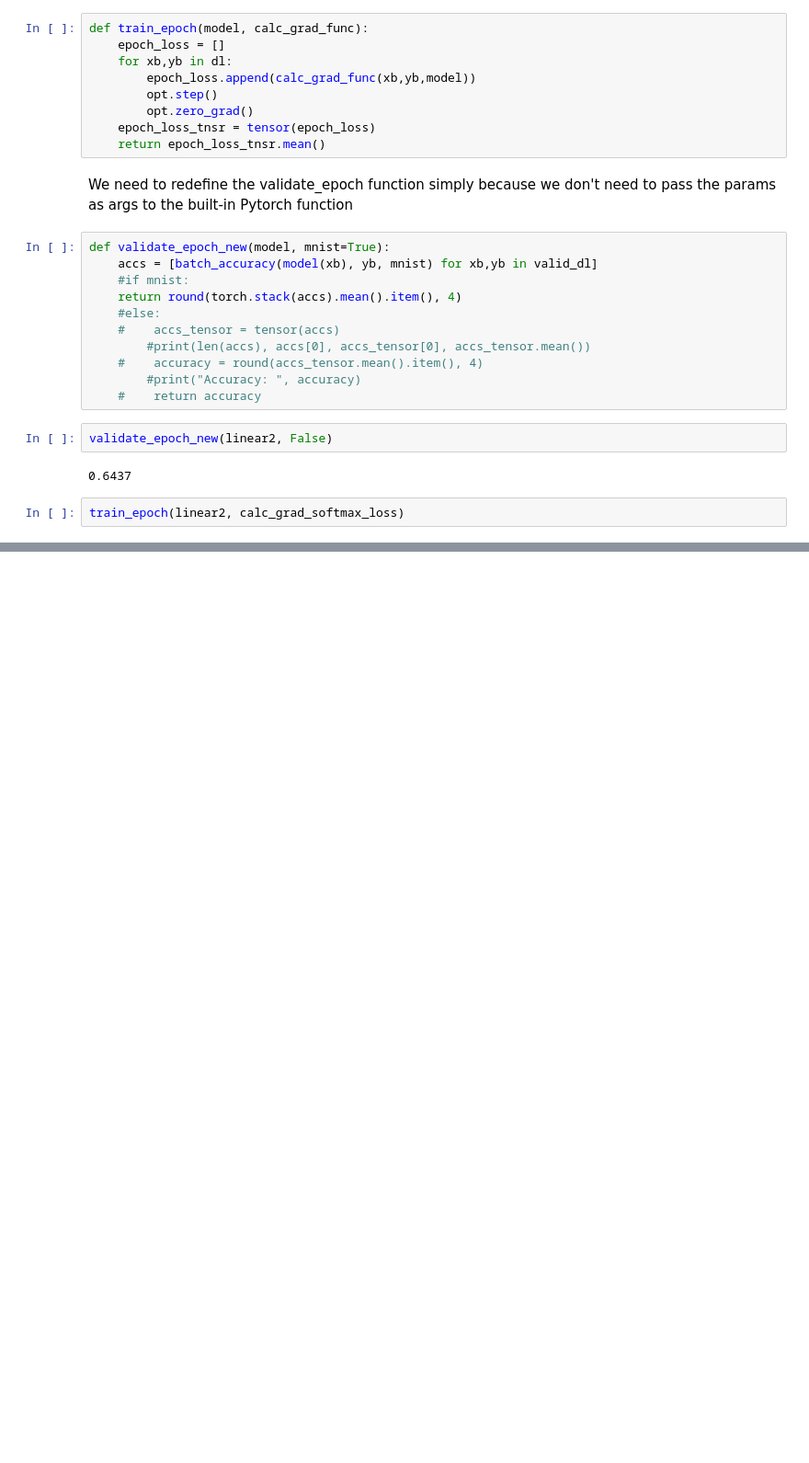
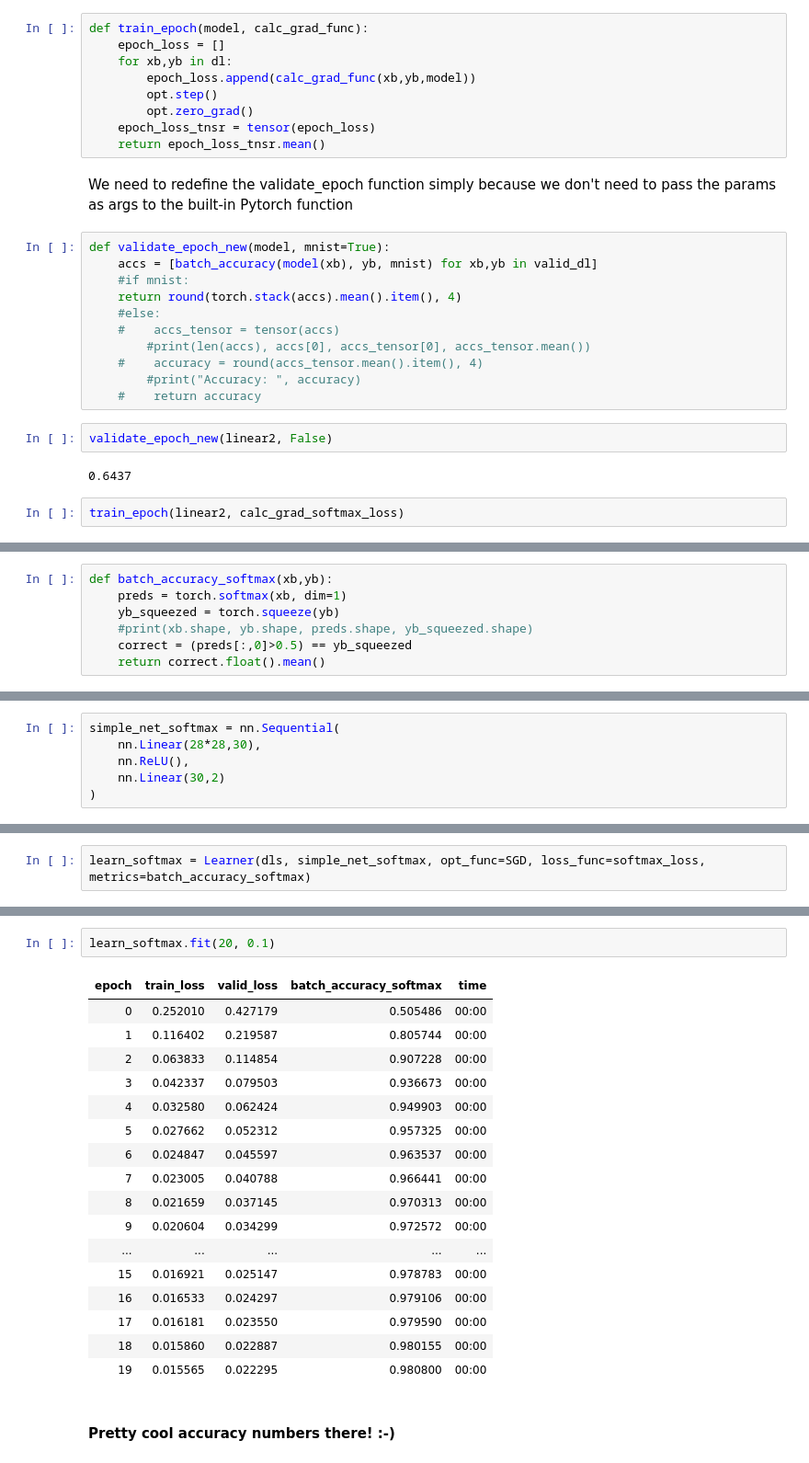
Before and after one commit to rkishore/fastai2020-coursev4, a Jupyter notebook: nbs/04_mnist_basics_with_softmax.ipynb, the cells around one changed output, grey strips where cells are left out. Shown: that part at 92% size. Saved outputs shown, nothing was run; the diff lists cells and outputs as text; blank space fills up the shorter version.

```diff
--- a/nbs/04_mnist_basics_with_softmax.ipynb
+++ b/nbs/04_mnist_basics_with_softmax.ipynb
@@ -441,0 +439,7 @@ tensor(0.0322)
+# %%
+def batch_accuracy_softmax(xb,yb):
+    preds = torch.softmax(xb, dim=1)
+    yb_squeezed = torch.squeeze(yb)
+    #print(xb.shape, yb.shape, preds.shape, yb_squeezed.shape)
+    correct = (preds[:,0]>0.5) == yb_squeezed
+    return correct.float().mean()
@@ -441,0 +486,6 @@ tensor(0.0322)
+# %%
+simple_net_softmax = nn.Sequential(
+    nn.Linear(28*28,30),
+    nn.ReLU(),
+    nn.Linear(30,2)
+)
@@ -441,0 +494,2 @@ tensor(0.0322)
+# %%
+learn_softmax = Learner(dls, simple_net_softmax, opt_func=SGD, loss_func=softmax_loss, metrics=batch_accuracy_softmax)
@@ -441,0 +516,22 @@ tensor(0.0322)
+# %%
+learn_softmax.fit(20, 0.1)
+# %% [output]
+| epoch | train_loss | valid_loss | batch_accuracy_softmax | time |
+| 0 | 0.252010 | 0.427179 | 0.505486 | 00:00 |
+| 1 | 0.116402 | 0.219587 | 0.805744 | 00:00 |
+| 2 | 0.063833 | 0.114854 | 0.907228 | 00:00 |
+| 3 | 0.042337 | 0.079503 | 0.936673 | 00:00 |
+| 4 | 0.032580 | 0.062424 | 0.949903 | 00:00 |
+| 5 | 0.027662 | 0.052312 | 0.957325 | 00:00 |
+| 6 | 0.024847 | 0.045597 | 0.963537 | 00:00 |
+| 7 | 0.023005 | 0.040788 | 0.966441 | 00:00 |
+| 8 | 0.021659 | 0.037145 | 0.970313 | 00:00 |
+| 9 | 0.020604 | 0.034299 | 0.972572 | 00:00 |
+| ... | ... | ... | ... | ... |
+| 15 | 0.016921 | 0.025147 | 0.978783 | 00:00 |
+| 16 | 0.016533 | 0.024297 | 0.979106 | 00:00 |
+| 17 | 0.016181 | 0.023550 | 0.979590 | 00:00 |
+| 18 | 0.015860 | 0.022887 | 0.980155 | 00:00 |
+| 19 | 0.015565 | 0.022295 | 0.980800 | 00:00 |
+# %% [markdown]
+#### Pretty cool accuracy numbers there! :-)
```
Also changed, not shown: parts of 16 cells of this notebook.
